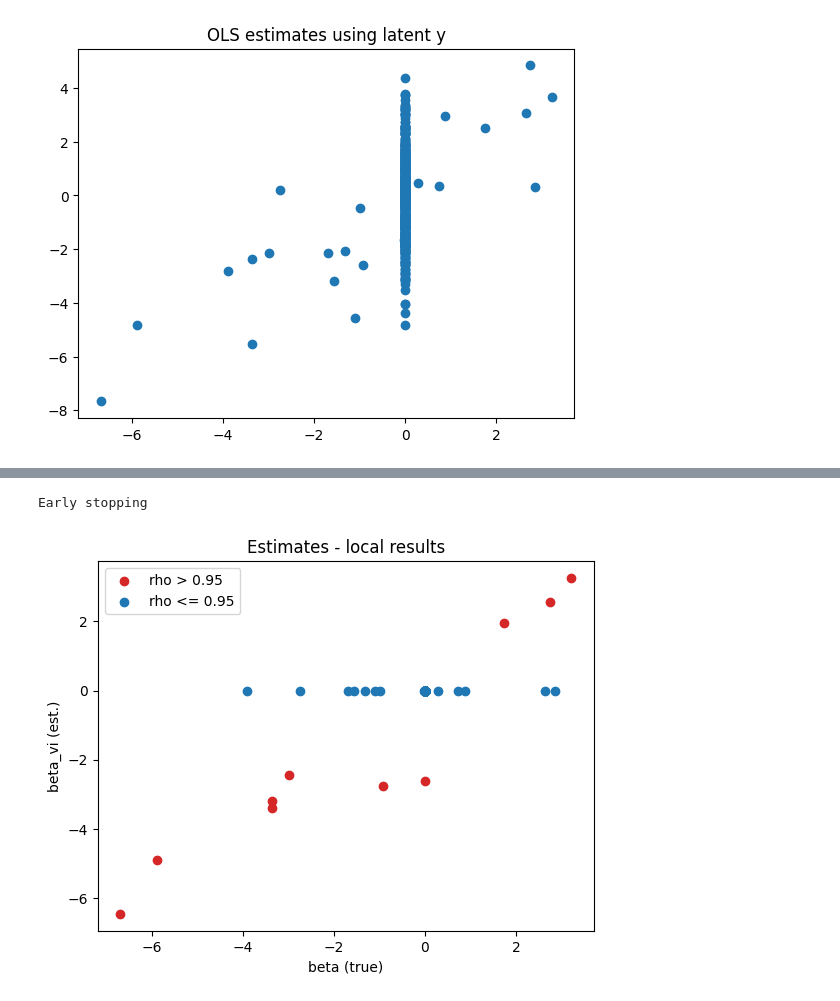
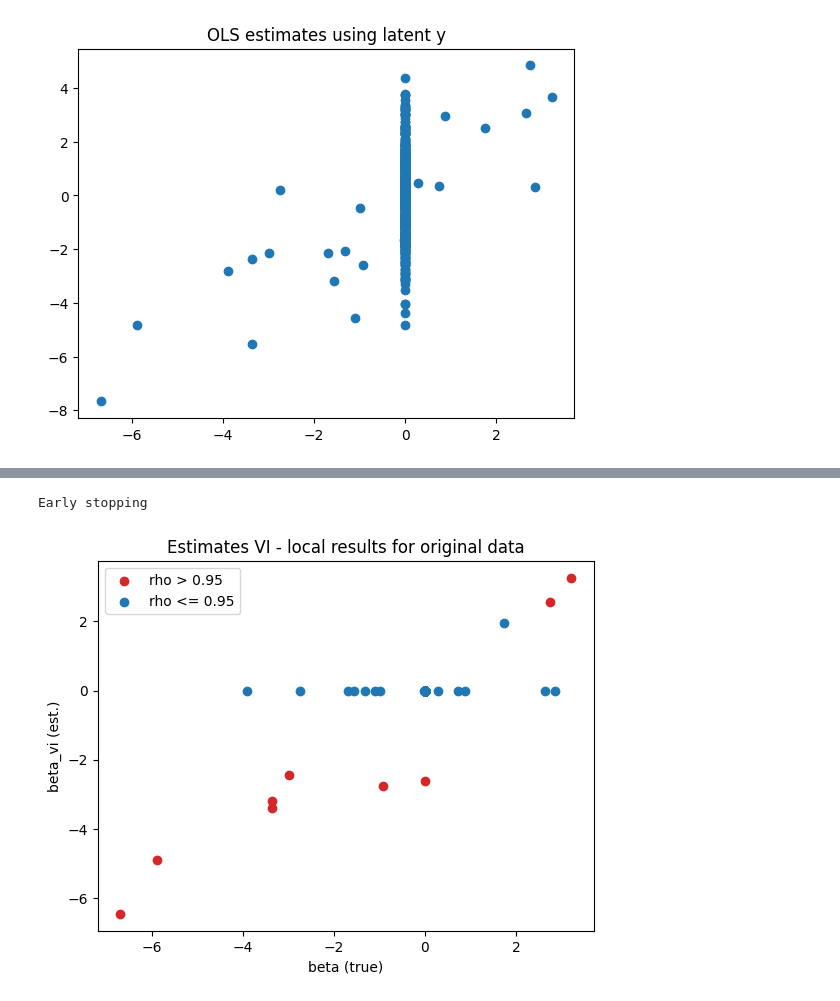
Before and after one commit to mariaestera/vi_tobit, a Jupyter notebook: debugging.ipynb, the cells around one changed output, grey strips where cells are left out. Drawn from its saved outputs; the diff is of its cells as text; code cells hidden in the pictures.

```diff
--- a/debugging.ipynb
+++ b/debugging.ipynb
@@ -87,30 +87,30 @@ Text(0.5, 1.0, 'ELBO history')
 # %%
 model_vi = SparseTobitVI(
     X, y,
     tau2= 10,
     pi0= 0.05,
     seed= 22,
 )
 
 model_vi.fit(
     n_iter = 1000,
     em_warmup = 100,
     gamma_batch_size = 1
 )
 
 summary = model_vi.summary()
 
 beta_vi = summary["m"]
 
-mask = summary["rho"] > 0.5
+mask = summary["rho"] > 0.95
 
 plt.scatter(beta[mask], beta_vi[mask], color="tab:red", label="rho > 0.95")
 plt.scatter(beta[~mask], beta_vi[~mask], color="tab:blue", label="rho <= 0.95")
-plt.title("Estimates - local results")
+plt.title("Estimates VI - local results for original data")
 plt.xlabel("beta (true)")
 plt.ylabel("beta_vi (est.)")
 plt.legend()
 plt.show()
 # %% [output]
 Early stopping
-[figure, old version]
+[figure, new version]
```
Also changed, not shown: parts of 3 cells of this notebook.
